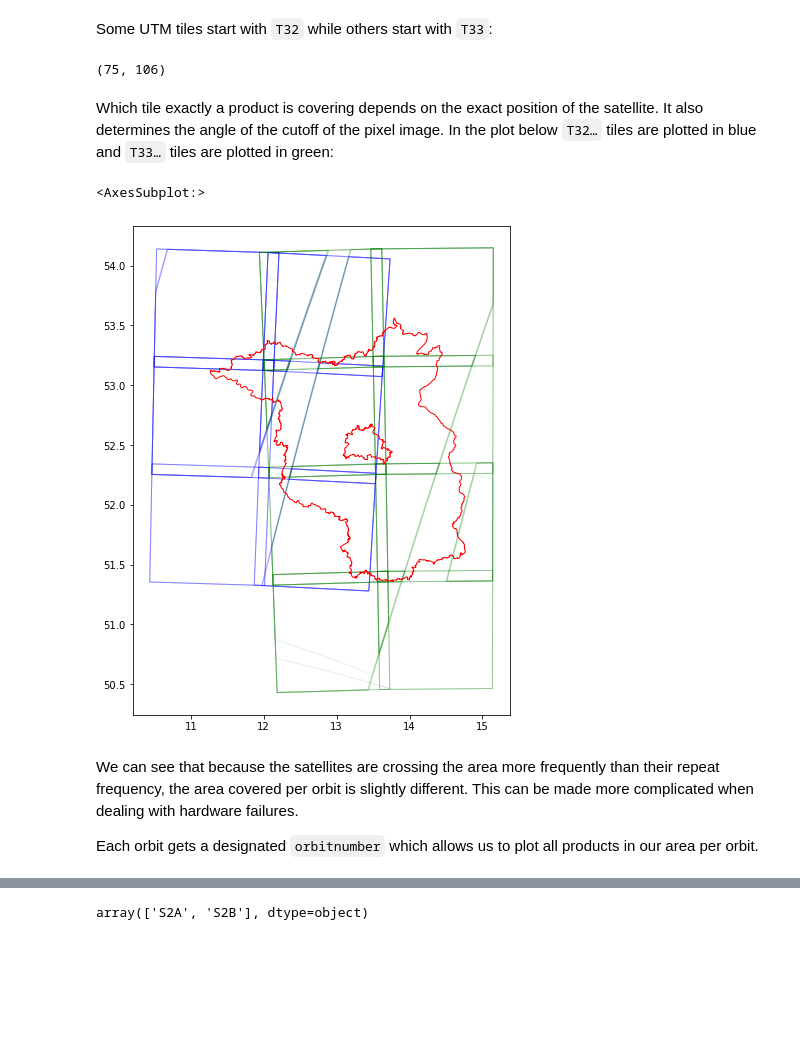
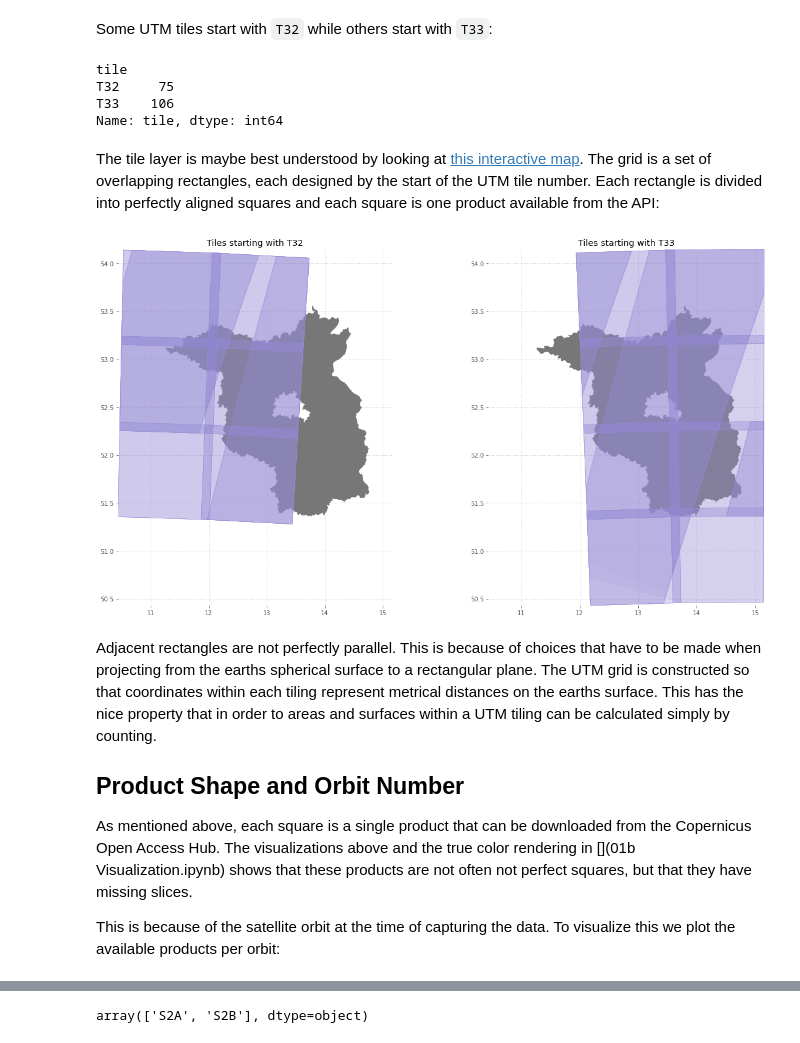
Before and after one commit to rrrnld/earth-observation-for-journalism, a Jupyter notebook: sources/01c Coverage analysis.ipynb, the cells around one changed output, grey strips where cells are left out. Drawn from its saved outputs; the diff is of its cells as text; code cells hidden in the pictures; blank space fills up the shorter version.

```diff
--- a/sources/01c Coverage analysis.ipynb
+++ b/sources/01c Coverage analysis.ipynb
@@ -68,22 +63,52 @@ Name: tile, dtype: object
 # %% [markdown]
 Some UTM tiles start with `T32` while others start with `T33`:
 # %%
-products['tile'].str.startswith('T32').sum(), products['tile'].str.startswith('T33').sum()
+products['tile'].groupby(products['tile'].str[:3]).count()
 # %% [output]
-(75, 106)
+tile
+T32     75
+T33    106
+Name: tile, dtype: int64
-# %% [markdown]
-Which tile exactly a product is covering depends on the exact position of the satellite. It also determines the angle of the cutoff of the pixel image. In the plot below `T32…` tiles are plotted in blue and `T33…` tiles are plotted in green:
-# %%
-ax = products[products['tile'].str.startswith('T32')].plot(color='None', edgecolor='blue', alpha=0.1, figsize=(16, 9))
-products[products['tile'].str.startswith('T33')].plot(ax=ax, color='None', edgecolor='green', alpha=0.1)
-brandenburg.plot(ax=ax, color='None', edgecolor='red')
-# %% [output]
-<AxesSubplot:>
-[figure, removed]
-# %% [markdown]
-We can see that because the satellites are crossing the area more frequently than their repeat frequency, the area covered per orbit is slightly different. This can be made more complicated when dealing with hardware failures.
-
-Each orbit gets a designated `orbitnumber` which allows us to plot all products in our area per orbit.
+# %% [markdown]
+The tile layer is maybe best understood by looking at [this interactive map](https://eatlas.org.au/data/uuid/f7468d15-12be-4e3f-a246-b2882a324f59).
+The grid is a set of overlapping rectangles, each designed by the start of the UTM tile number. Each rectangle is divided into perfectly aligned squares and each square is one product available from the API:
+# %%
+import matplotlib.pyplot as plt
+
+fig, (ax1, ax2) = plt.subplots(ncols=2, figsize=(18,9))
+
+# let both plots show the exact same area
+bounds = products.unary_union.bounds
+ax1.set_xlim(xmin=bounds[0], xmax=bounds[2])
+ax1.set_ylim(ymin=bounds[1], ymax=bounds[3])
+ax2.set_xlim(xmin=bounds[0], xmax=bounds[2])
+ax2.set_ylim(ymin=bounds[1], ymax=bounds[3])
+
+# subset tiles per plot
+t32_tiles = products[products['tile'].str.startswith('T32')]
+t33_tiles = products[products['tile'].str.startswith('T33')]
+
+# plot subset of tiles left and right
+ax1.set_title('Tiles starting with T32')
+ax2.set_title('Tiles starting with T33')
+plot_downloaded_products(t32_tiles, brandenburg, ax=ax1)
+plot_downloaded_products(t33_tiles, brandenburg, ax=ax2)
+plt.tight_layout()
+# %% [output]
+[figure, added]
+# %% [markdown]
+Adjacent rectangles are not perfectly parallel.
+This is because of choices that have to be made when projecting from the earths spherical surface to a rectangular plane.
+The UTM grid is constructed so that coordinates within each tiling represent metrical distances on the earths surface.
+This has the nice property that in order to areas and surfaces within a UTM tiling can be calculated simply by counting.
+
+## Product Shape and Orbit Number
+
+As mentioned above, each square is a single product that can be downloaded from the Copernicus Open Access Hub.
+The visualizations above and the true color rendering in [](01b Visualization.ipynb) shows that these products are not often not perfect squares, but that they have missing slices.
+
+This is because of the satellite orbit at the time of capturing the data.
+To visualize this we plot the available products per orbit:
 # %%
 import math
 
```
Also changed, not shown: parts of 34 cells of this notebook, 1 other file.
